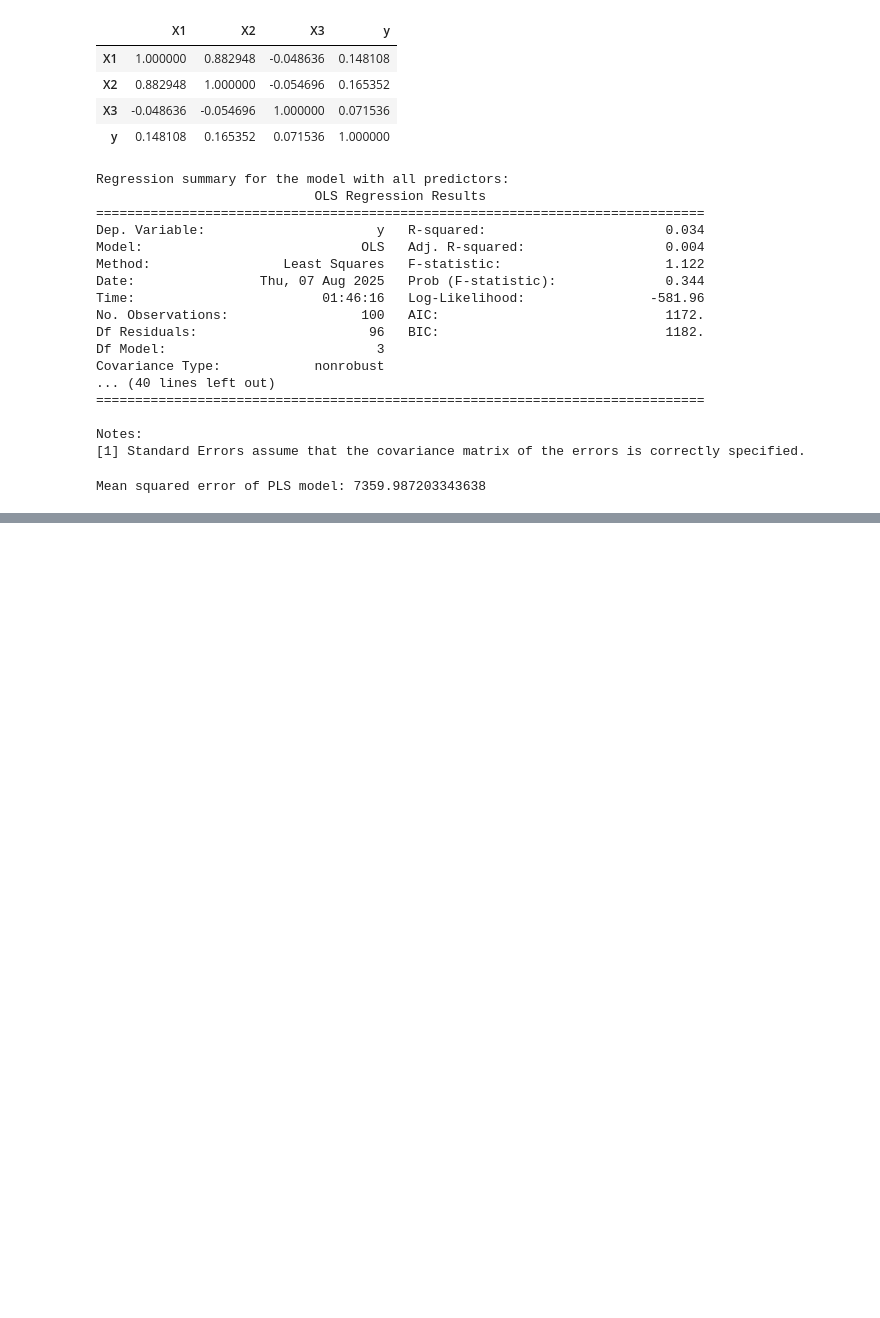
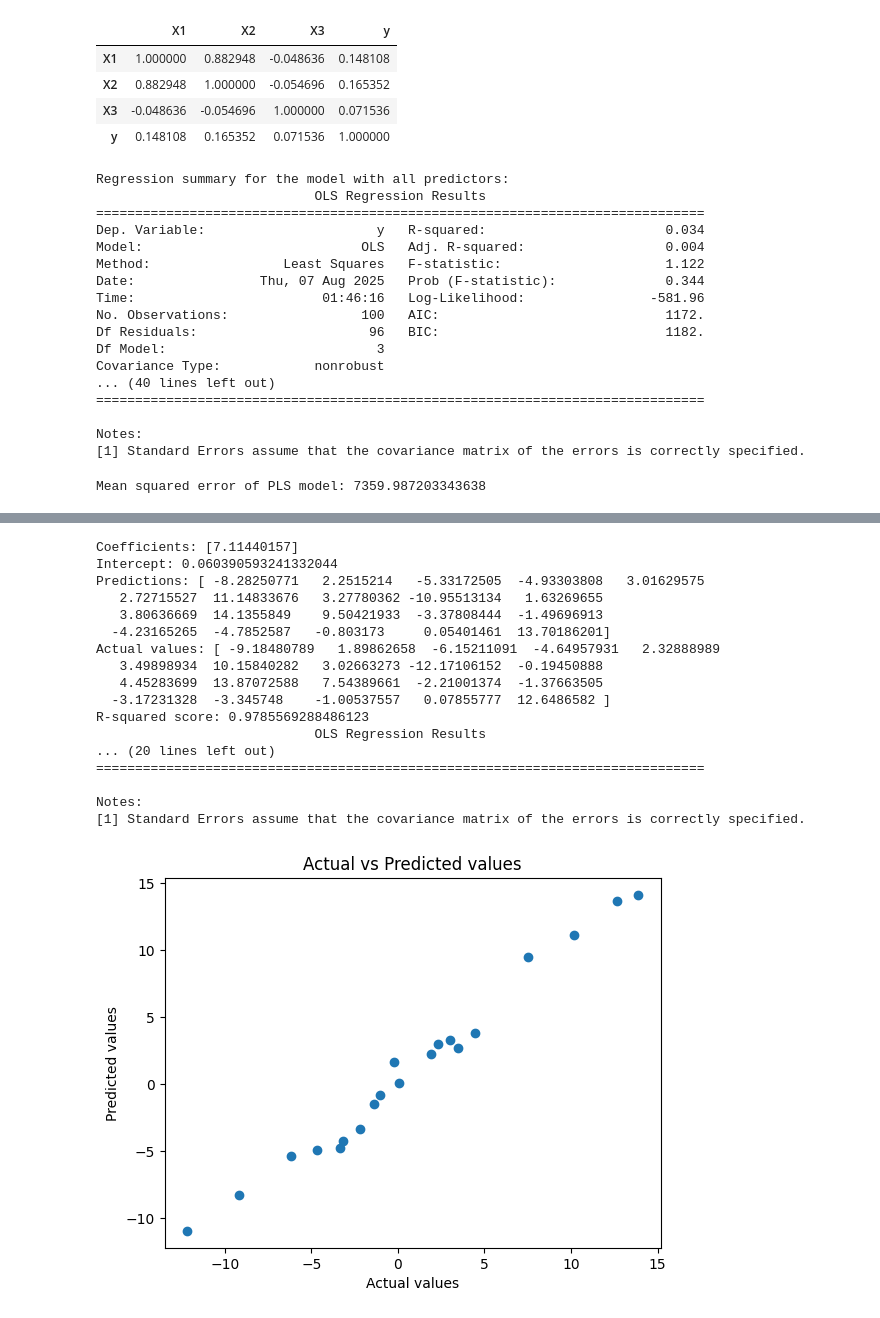
Before and after one commit to gulamkibria775/Machine-learning, a Jupyter notebook: 4. Regression_analysi/multicollinearity.ipynb, the cells around one changed output, grey strips where cells are left out. Cells and saved outputs as stored; diff of their text form; code cells hidden in the pictures; blank space fills up the shorter version.

```diff
--- a/4. Regression_analysi/multicollinearity.ipynb
+++ b/4. Regression_analysi/multicollinearity.ipynb
@@ -189,0 +321,56 @@ Mean squared error of PLS model: 7359.987203343638
+# %%
+# Split the data
+X = data[['X1']] # Removed X2 from our data
+y = data['y']
+X_train, X_test, y_train, y_test = train_test_split(X, y, test_size=0.2, random_state=42) # Using random_state same to get same split
+
+# Fit a linear regression model
+model = LinearRegression()
+model.fit(X_train, y_train)
+
+# Predict on the test set
+y_pred = model.predict(X_test)
+
+# Display the coefficients
+print("Coefficients:", model.coef_)
+print("Intercept:", model.intercept_)
+
+# Display the predictions
+print("Predictions:", y_pred)
+
+# Display actual values
+print("Actual values:", y_test.values)
+
+# Display the R-squared score
+print("R-squared score:", model.score(X_test, y_test))
+
+# Use statsmodels for more detailed statistics
+X_train_sm = sm.add_constant(X_train)
+ols_model = sm.OLS(y_train, X_train_sm).fit()
+print(ols_model.summary())
+
+# Visualize the predictions
+plt.scatter(y_test, y_pred)
+plt.xlabel("Actual values")
+plt.ylabel("Predicted values")
+plt.title("Actual vs Predicted values")
+plt.show()
+# %% [output]
+Coefficients: [7.11440157]
+Intercept: 0.060390593241332044
+Predictions: [ -8.28250771   2.2515214   -5.33172505  -4.93303808   3.01629575
+   2.72715527  11.14833676   3.27780362 -10.95513134   1.63269655
+   3.80636669  14.1355849    9.50421933  -3.37808444  -1.49696913
+  -4.23165265  -4.7852587   -0.803173     0.05401461  13.70186201]
+Actual values: [ -9.18480789   1.89862658  -6.15211091  -4.64957931   2.32888989
+   3.49898934  10.15840282   3.02663273 -12.17106152  -0.19450888
+   4.45283699  13.87072588   7.54389661  -2.21001374  -1.37663505
+  -3.17231328  -3.345748    -1.00537557   0.07855777  12.6486582 ]
+R-squared score: 0.9785569288486123
+                            OLS Regression Results
+... (20 lines left out)
+==============================================================================
+
+Notes:
+[1] Standard Errors assume that the covariance matrix of the errors is correctly specified.
+[figure, added]
```
Also changed, not shown: parts of 2 cells of this notebook, 1 other file.
